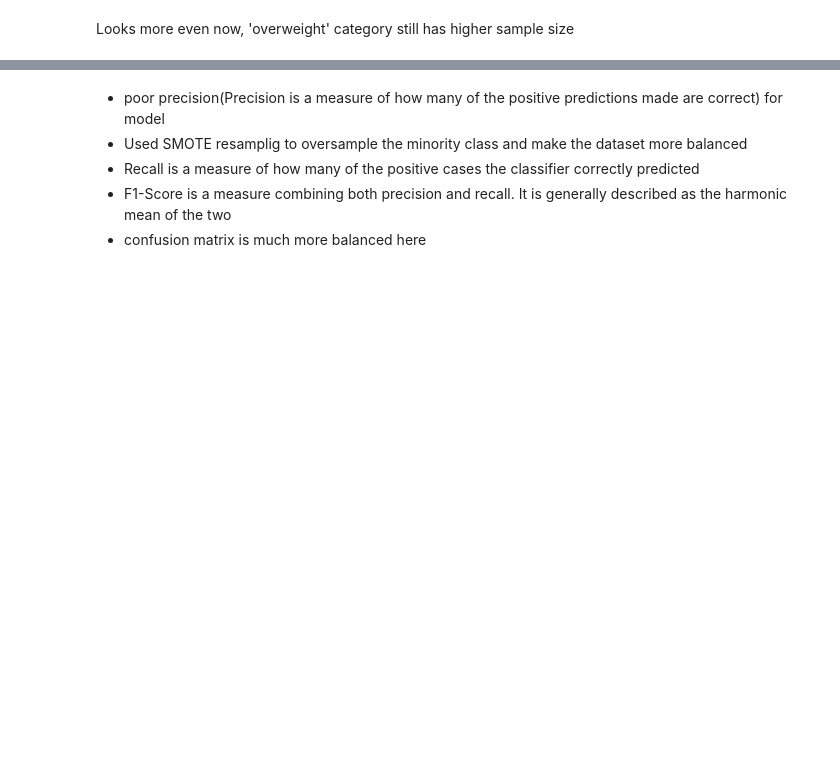
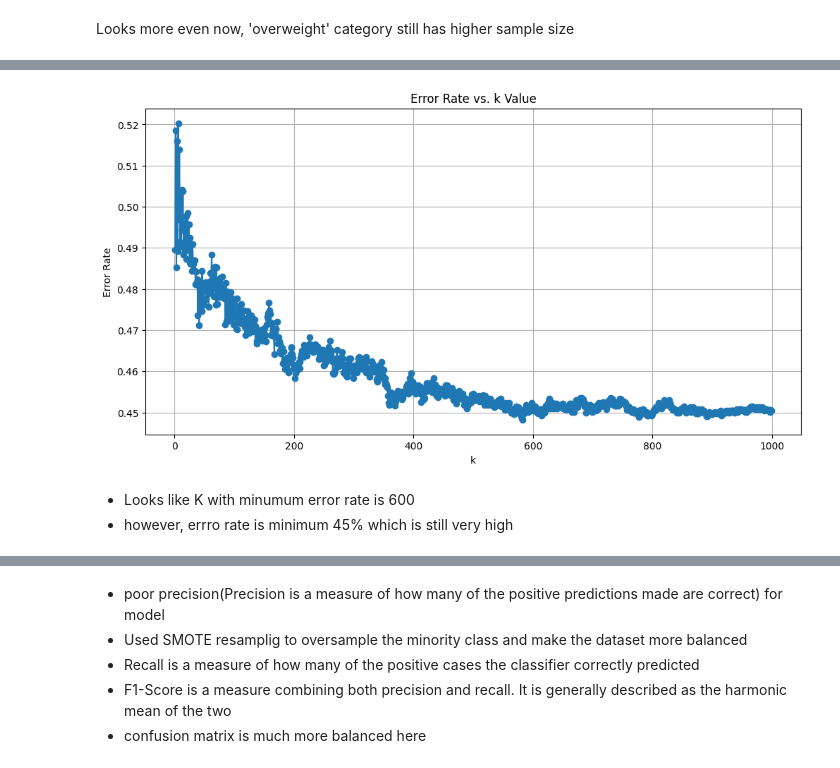
Before and after one commit to Jinyu-Luo/CHL5230, a Jupyter notebook: Datathon_1_BMI_Lily_Edit.ipynb, the cells around one changed output, grey strips where cells are left out. Cells and saved outputs as stored; diff of their text form; code cells hidden in the pictures; blank space fills up the shorter version.

Commit message:
Added Elbow method

```diff
--- a/Datathon_1_BMI_Lily_Edit.ipynb
+++ b/Datathon_1_BMI_Lily_Edit.ipynb
@@ -218,0 +195,44 @@ for column in data_female.columns:
+# %%
+# Elbow Method
+
+# split data into features and labels
+X = data[["Age","Gender","Calorie_Intake","Sugar_Intake","Physical_Activity",'Fast_Food_Frequency','Screen_Time']]
+y = data["BMI_Cat"]
+
+# Split dataset into training set and test set
+X_train, X_test, y_train, y_test = train_test_split(X, y, test_size=0.2, random_state=1)
+
+# Choose a range of k values to test
+k_values = range(1, 1000)
+
+# A list to keep track of the error rates for each k value.
+errors = []
+
+# Loop over k_values to train and test the KNN classifier
+for k in k_values:
+    # Initialize a KNN classifier with current k value.
+    knn = KNeighborsClassifier(n_neighbors=k)
+
+    # Train the classifier on the training data.
+    knn.fit(X_train, y_train)
+
+    # Predict the labels for the test set.
+    y_pred = knn.predict(X_test)
+
+    # Calculate the error rate: 1 - accuracy.
+    error = 1 - accuracy_score(y_test, y_pred)
+    errors.append(error)
+# %%
+# Plotting relationship between k value and error rate.
+plt.figure(figsize=(12, 6))
+plt.plot(k_values, errors, marker='o')
+plt.title('Error Rate vs. k Value')
+plt.xlabel('k')
+plt.ylabel('Error Rate')
+plt.grid(True)
+plt.show()
+# %% [output]
+[figure, added]
+# %% [markdown]
+- Looks like K with minumum error rate is 600
+- however, errro rate is minimum 45% which is still very high
```
Also changed, not shown: parts of 17 cells of this notebook.
